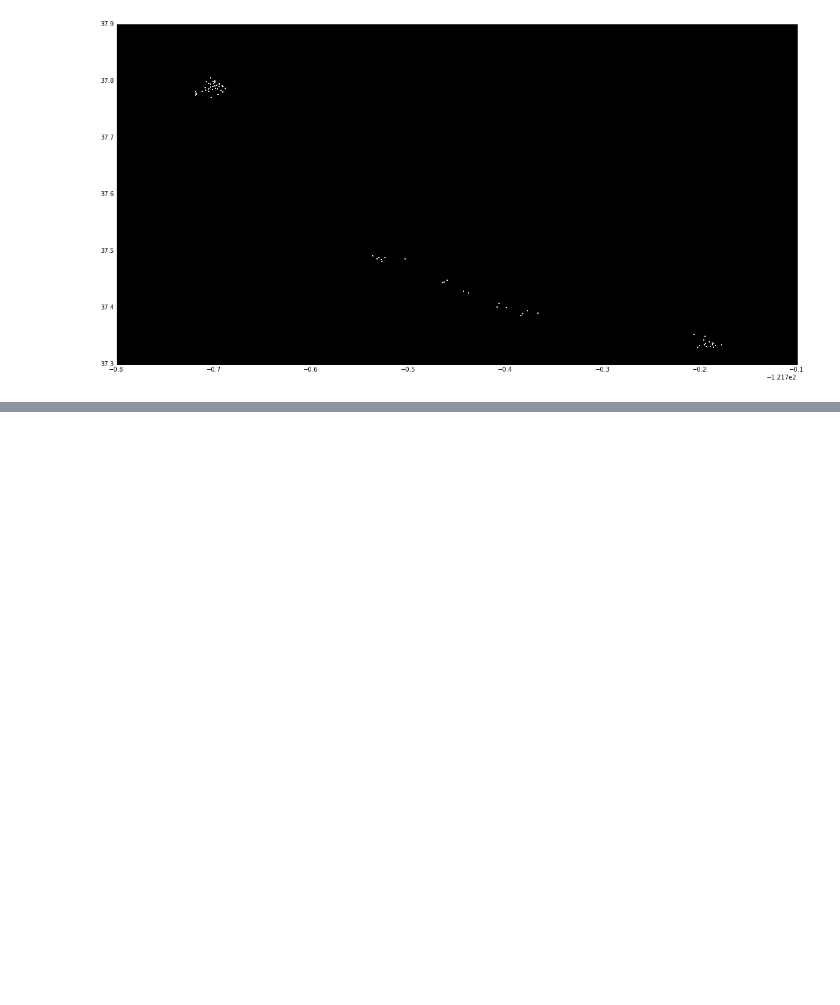
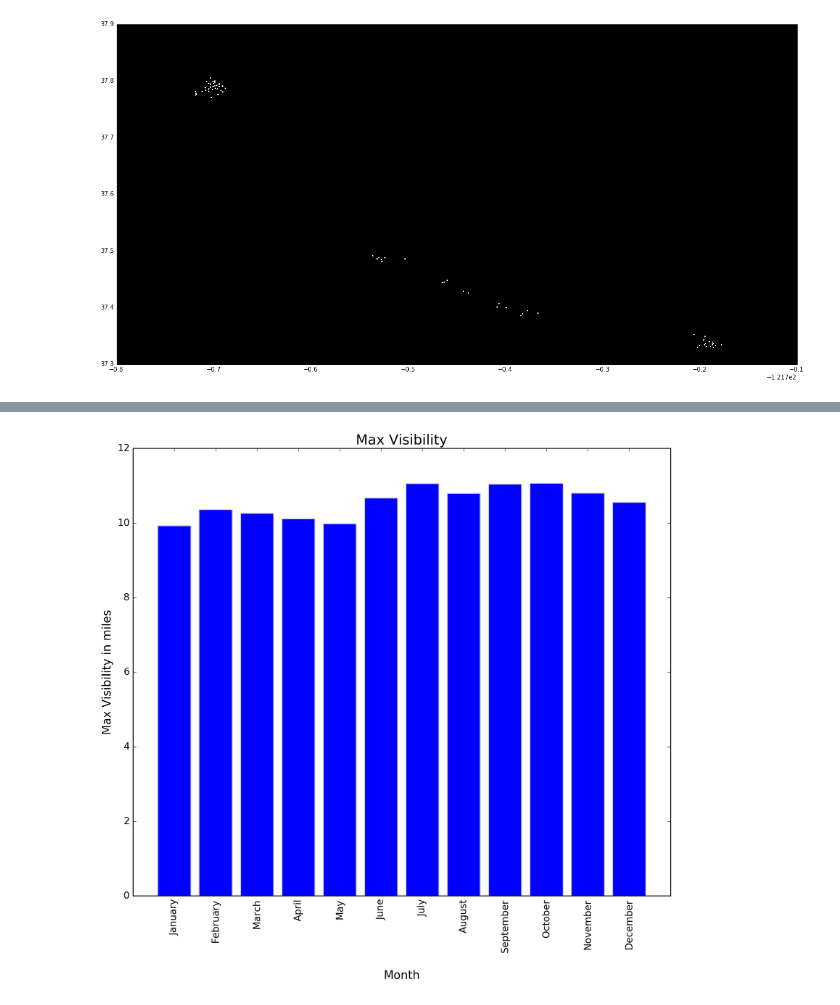
Before and after one commit to binnie869/Bicycle-Mania, a Jupyter notebook: Anubhav_Exploration2.ipynb, the cells around one changed output, grey strips where cells are left out. Cells and saved outputs as stored; diff of their text form; code cells hidden in the pictures; blank space fills up the shorter version.

```diff
--- a/Anubhav_Exploration2.ipynb
+++ b/Anubhav_Exploration2.ipynb
@@ -278,0 +365,20 @@ plt.scatter( x=df['Start Longitude'], y=df['Start Latitute'], color='white', s=.
+# %%
+y = df_grp['Max_Visibility_Miles '].values
+N = len(y)
+x = range(N)
+labels = ['January', 'February', 'March', 'April', 'May', 'June', 'July', 'August', 'September', 'October', 'November', 'December']
+
+plt.bar(x, y, width=0.8, align='center', edgecolor='#cccccc')
+
+plt.title("Max Visibility")
+plt.xlabel("\nMonth")
+plt.ylabel("Max Visibility in miles")
+
+plt.gca().get_yaxis().set_major_formatter(
+    mpl.ticker.FuncFormatter(lambda y, p: format(int(y), ','))
+)
+
+plt.xlim(-1, N);
+plt.xticks(range(len(labels))[::], labels[::], rotation=90);
+# %% [output]
+[figure, added]
```
Also changed, not shown: parts of 12 cells of this notebook.
